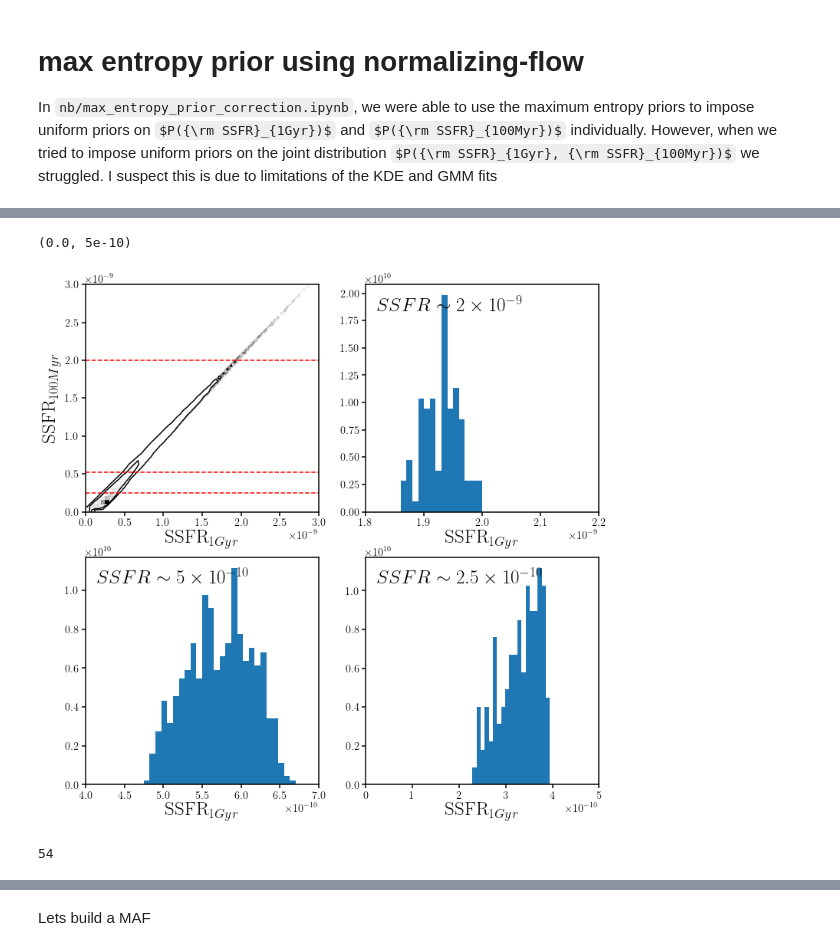
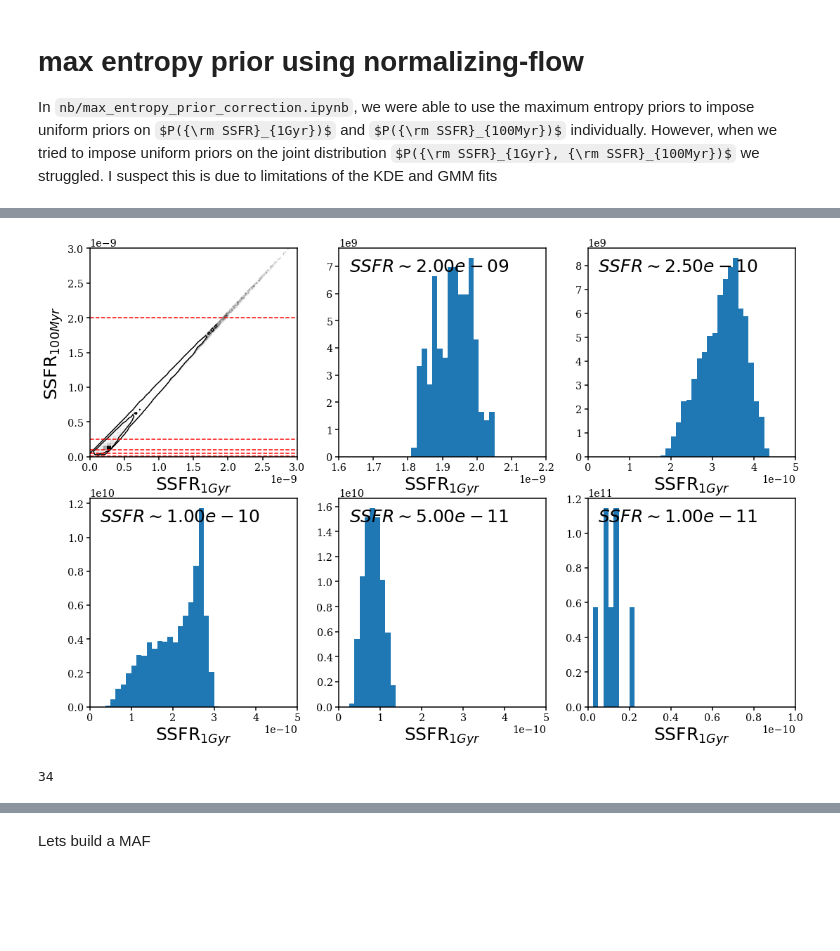
Before and after one commit to changhoonhahn/gqp_mc, a Jupyter notebook: nb/max_entropy_prior_normalizing_flow.ipynb, the cells around one changed output, grey strips where cells are left out. Saved outputs shown, nothing was run; the diff lists cells and outputs as text; code cells hidden in the pictures; some formulas as TeX source; blank space fills up the shorter version.

Commit message:
attempting to fit p(SSFR 1Gyr, SSFR 100Myr) using normalizing flows

```diff
--- a/nb/max_entropy_prior_normalizing_flow.ipynb
+++ b/nb/max_entropy_prior_normalizing_flow.ipynb
@@ -29,7 +47,7 @@ TF  Version 2.3.1
 # --- plotting ---
 import matplotlib as mpl
 import matplotlib.pyplot as plt
-mpl.rcParams['text.usetex'] = True
+#mpl.rcParams['text.usetex'] = True
 mpl.rcParams['font.family'] = 'serif'
 mpl.rcParams['axes.linewidth'] = 1.5
 mpl.rcParams['axes.xmargin'] = 1
@@ -42,5 +60,5 @@ mpl.rcParams['ytick.major.width'] = 1.5
 mpl.rcParams['legend.frameon'] = False
 # %%
 # read in 1 Gyr SSFR and 100 Myr SSFR
-ssfr_1gyr = np.load('_ssfr_1gyr.npy')
-ssfr_100myr = np.load('_ssfr_100myr.npy')
+_ssfr_1gyr = np.load('_ssfr_1gyr.npy')
+_ssfr_100myr = np.load('_ssfr_100myr.npy')
@@ -66,43 +65,38 @@ logssfr_100myr = np.log10(ssfr_100myr)
+# %%
+n_sample = 50000
+
+ssfr_1gyr = _ssfr_1gyr[:n_sample]
+ssfr_100myr = _ssfr_100myr[:n_sample]
 # %%
-fig = plt.figure(figsize=(12,12))
-sub = fig.add_subplot(221)
+slices = [2e-9, 2.5e-10, 1e-10, 5e-11, 1e-11]
+dslices = [1e-10, 5e-11, 5e-11, 1e-11, 5e-12]
+ranges = [(1.6e-9, 2.2e-9), (0., 5e-10), (0., 5e-10), (0., 5e-10), (0., 1e-10)]
+
+fig = plt.figure(figsize=(18,12))
+
+sub = fig.add_subplot(231)
 
 DFM.hist2d(ssfr_1gyr, ssfr_100myr, color='k', levels=[0.68, 0.95],
         range=[[0., 3e-9], [0., 3e-9]], bins=60,
         plot_datapoints=True, fill_contours=False, plot_density=True, linewidth=0.5,
         ax=sub)
-sub.plot([0., 3e-9], [2e-9, 2e-9], c='r', ls='--')
-sub.plot([0., 3e-9], [0.525e-9, 0.525e-9], c='r', ls='--')
-sub.plot([0., 3e-9], [0.25e-9, 0.25e-9], c='r', ls='--')
+for slice in slices:
+  sub.plot([0., 3e-9], [slice, slice], c='r', ls='--')
 
 sub.set_xlabel(r'${\rm SSFR}_{1Gyr}$', fontsize=25)
 sub.set_xlim(0, 3e-9)
 sub.set_ylabel(r'${\rm SSFR}_{100Myr}$', fontsize=25)
 sub.set_ylim(0, 3e-9)
 
-sub = fig.add_subplot(222)
-sub.hist(ssfr_1gyr[(ssfr_100myr > 1.95e-9) & (ssfr_100myr < 2.05e-9)], range=(1.8e-9, 2.2e-9), bins=40, density=True)
-sub.text(0.05, 0.95, r'$SSFR \sim 2\times10^{-9}$',
-         transform=sub.transAxes, ha='left', va='top', fontsize=25)
-sub.set_xlabel(r'${\rm SSFR}_{1Gyr}$', fontsize=25)
-sub.set_xlim(1.8e-9, 2.2e-9)
-
-sub = fig.add_subplot(223)
-sub.hist(ssfr_1gyr[(ssfr_100myr > 0.245e-9) & (ssfr_100myr < 0.255e-9)], range=(0.15e-9, 0.5e-9), bins=40, density=True)
-sub.text(0.05, 0.95, r'$SSFR \sim 2.5\times10^{-10}$',
-         transform=sub.transAxes, ha='left', va='top', fontsize=25)
-sub.set_xlabel(r'${\rm SSFR}_{1Gyr}$', fontsize=25)
-sub.set_xlim(0., 0.5e-9)
-
-sub = fig.add_subplot(224)
-sub.hist(ssfr_1gyr[(ssfr_100myr > 0.095e-9) & (ssfr_100myr < 0.105e-9)], range=(0.15e-9, 0.5e-9, bins=40, density=True)
-sub.text(0.05, 0.95, r'$SSFR \sim 1\times10^{-10}$',
-         transform=sub.transAxes, ha='left', va='top', fontsize=25)
-sub.set_xlabel(r'${\rm SSFR}_{1Gyr}$', fontsize=25)
-sub.set_xlim(0.4e-9, 0.7e-9)
+for i, slice, dslice, _range in zip(range(len(slices)), slices, dslices, ranges):
+  sub = fig.add_subplot(2,3,i+2)
+  sub.hist(ssfr_1gyr[(ssfr_100myr > slice - dslice) & (ssfr_100myr < slice + dslice)], range=_range, bins=40, density=True)
+  sub.text(0.05, 0.95, r'$SSFR \sim %.2e$' % slice,
+          transform=sub.transAxes, ha='left', va='top', fontsize=25)
+  sub.set_xlabel(r'${\rm SSFR}_{1Gyr}$', fontsize=25)
+  sub.set_xlim(_range)
 # %% [output]
-(0.0, 5e-10)
-[figure, old version]
+[figure, new version]
 # %%
 def bestfit_gmm(x, max_comp=5):
     # fit GMMs with a range of components
@@ -121,9 +115,9 @@ def bestfit_gmm(x, max_comp=5):
     return gbest
 # %%
 kde_ssfr1gyr100myr = gkde(np.array([ssfr_1gyr, ssfr_100myr]) * 1e9)
-gmm_ssfr1gyr100myr = bestfit_gmm(np.array([ssfr_1gyr, ssfr_100myr]).T * 1e9, max_comp=100)
+gmm_ssfr1gyr100myr = bestfit_gmm(np.array([ssfr_1gyr, ssfr_100myr]).T * 1e9, max_comp=200)
 # %% [output]
-54
+34
 # %%
 _kde_samples = kde_ssfr1gyr100myr.resample(10000)
 _kde_samples *= 1e-9
```
Also changed, not shown: parts of 24 cells of this notebook.
